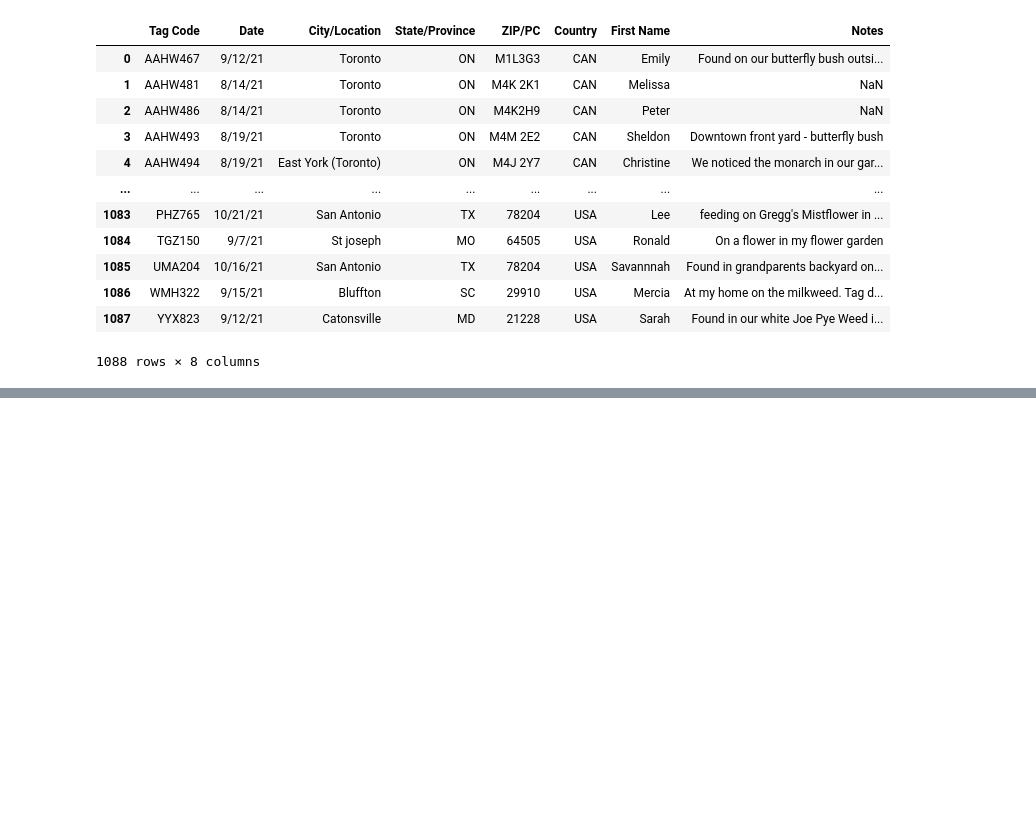
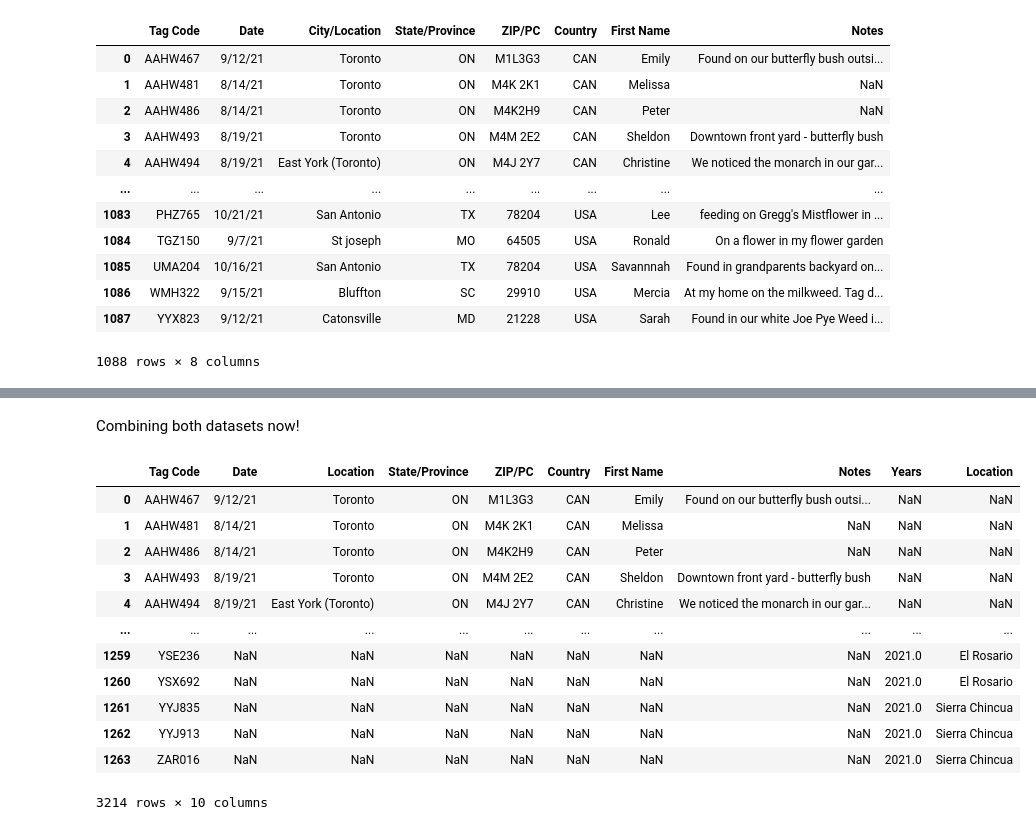
Before and after one commit to clareegan/Capstone, a Jupyter notebook: main.ipynb, the cells around one changed output, grey strips where cells are left out. Drawn from its saved outputs; the diff is of its cells as text; code cells hidden in the pictures; blank space fills up the shorter version.

```diff
--- a/main.ipynb
+++ b/main.ipynb
@@ -21,3 +21,6 @@ df1
 | 1086 | WMH322 | 9/15/21 | Bluffton | SC | 29910 | USA | Mercia | At my home on the milkweed. Tag d... |
 | 1087 | YYX823 | 9/12/21 | Catonsville | MD | 21228 | USA | Sarah | Found in our white Joe Pye Weed i... |
 1088 rows × 8 columns
+# %%
+df2 = pd.read_csv("Inputs//Monarch Watch 2022 Season Tag Recoveries - Domestic - domestic-recoveries-2022.csv")
+df2
@@ -23,0 +41,5 @@ df1
+# %%
+df3 = pd.read_csv("Inputs//Monarch Watch Tag Recoveries - Central Mexico - mexico-recoveries.csv")
+years_to_match = [2022, 2021]
+df3_filtered = df3[df3['Report Season'].isin(years_to_match)]
+df3_filtered
@@ -23,0 +60,4 @@ df1
+# %%
+df3_filtered = df3[df3['Report Season'].isin(years_to_match)]
+df3_filtered.rename(columns={'Report Season':'Years'}, inplace= True)
+df3_filtered
@@ -23,0 +82,20 @@ df1
+# %% [markdown]
+Combining both datasets now!
+# %%
+df4 = pd.concat([df1, df2, df3_filtered])
+df4.rename(columns={'City/Location':'Location'}, inplace= True)
+df4
+# %% [output]
+|  | Tag Code | Date | Location | State/Province | ZIP/PC | Country | First Name | Notes | Years | Location |
+| 0 | AAHW467 | 9/12/21 | Toronto | ON | M1L3G3 | CAN | Emily | Found on our butterfly bush outsi... | NaN | NaN |
+| 1 | AAHW481 | 8/14/21 | Toronto | ON | M4K 2K1 | CAN | Melissa | NaN | NaN | NaN |
+| 2 | AAHW486 | 8/14/21 | Toronto | ON | M4K2H9 | CAN | Peter | NaN | NaN | NaN |
+| 3 | AAHW493 | 8/19/21 | Toronto | ON | M4M 2E2 | CAN | Sheldon | Downtown front yard - butterfly bush | NaN | NaN |
+| 4 | AAHW494 | 8/19/21 | East York (Toronto) | ON | M4J 2Y7 | CAN | Christine | We noticed the monarch in our gar... | NaN | NaN |
+| ... | ... | ... | ... | ... | ... | ... | ... | ... | ... | ... |
+| 1259 | YSE236 | NaN | NaN | NaN | NaN | NaN | NaN | NaN | 2021.0 | El Rosario |
+| 1260 | YSX692 | NaN | NaN | NaN | NaN | NaN | NaN | NaN | 2021.0 | El Rosario |
+| 1261 | YYJ835 | NaN | NaN | NaN | NaN | NaN | NaN | NaN | 2021.0 | Sierra Chincua |
+| 1262 | YYJ913 | NaN | NaN | NaN | NaN | NaN | NaN | NaN | 2021.0 | Sierra Chincua |
+| 1263 | ZAR016 | NaN | NaN | NaN | NaN | NaN | NaN | NaN | 2021.0 | Sierra Chincua |
+3214 rows × 10 columns
```
Also changed, not shown: parts of 5 cells of this notebook.
